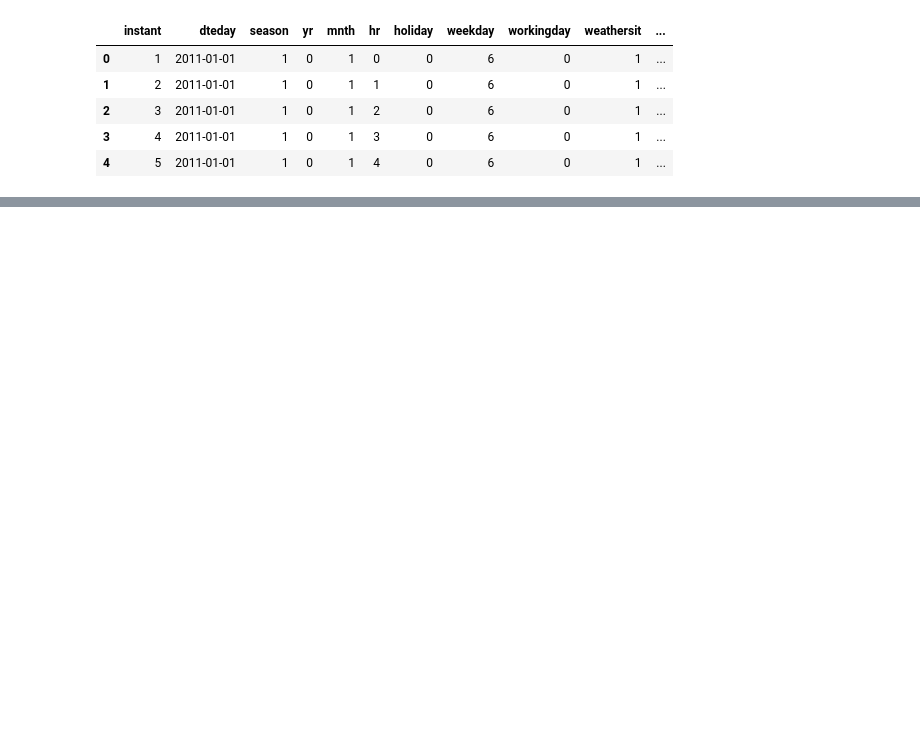
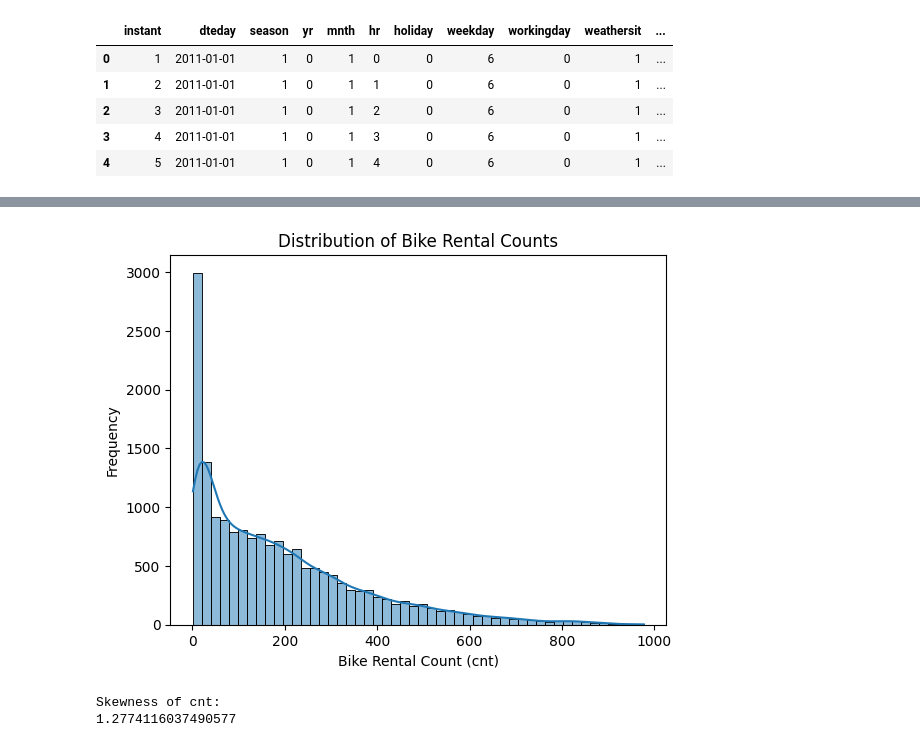
Before and after one commit to neerapatel5/ML-fundamentals-2026, a Jupyter notebook: Assignment_2_Neera_Patel.ipynb, the cells around one changed output, grey strips where cells are left out. Cells and saved outputs as stored; diff of their text form; code cells hidden in the pictures; blank space fills up the shorter version.

```diff
--- a/Assignment_2_Neera_Patel.ipynb
+++ b/Assignment_2_Neera_Patel.ipynb
@@ -65,0 +155,15 @@ One thing I learned from Assignment 1 is that catching leakage or redundant vari
+# %%
+sns.histplot(df["cnt"], bins=50, kde=True)
+
+plt.title("Distribution of Bike Rental Counts")
+plt.xlabel("Bike Rental Count (cnt)")
+plt.ylabel("Frequency")
+
+plt.show()
+
+print("Skewness of cnt:")
+print(df["cnt"].skew())
+# %% [output]
+[figure, added]
+Skewness of cnt:
+1.2774116037490577
```
Also changed, not shown: parts of 24 cells of this notebook.
